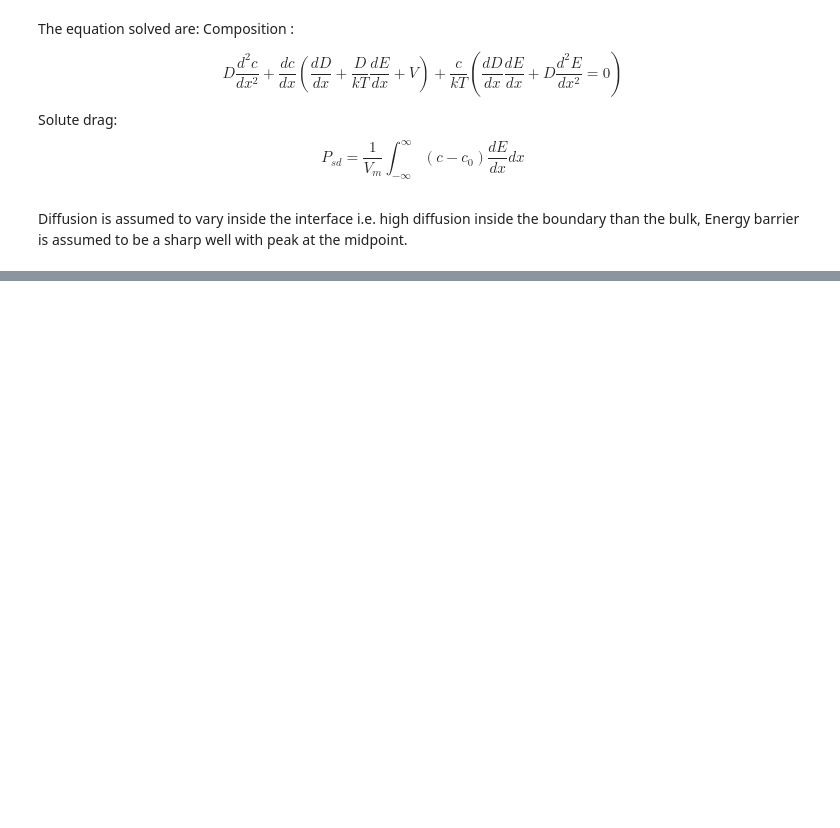
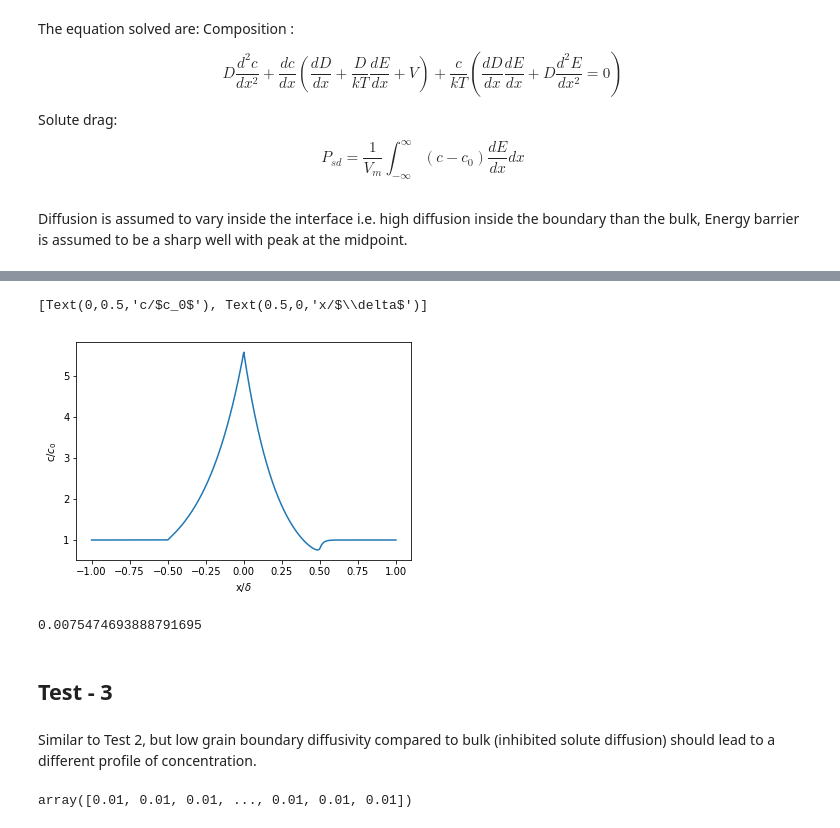
Before and after one commit to ayushsuhane/SoluteDrag, a Jupyter notebook: Cahn-SoluteDrag.ipynb, the cells around one changed output, grey strips where cells are left out. Cells and saved outputs as stored; diff of their text form; code cells hidden in the pictures; blank space fills up the shorter version.

```diff
--- a/Cahn-SoluteDrag.ipynb
+++ b/Cahn-SoluteDrag.ipynb
@@ -252,0 +260,45 @@ plt.plot(np.arange(sd.npoints)*sd.dx,sd.composition)
+# %%
+##Initialization
+# Use even length, Nseg and gb width for unsymmetric profile at a finite velocity
+# High boundary Diffusivity
+#non-dimensionalized parameters
+bulk_comp = 0.01 # In atomic percent
+length = 20.
+#dx = 1 # Grid Spacing
+Nseg = 500000
+gb_width = 10.
+vel = 5.0
+
+bulk_diff = 1.
+boundary_diff = 100.
+E0 = -2. #scaled with KT
+# %%
+## Setup and Solution
+dict_params = {'diff':[bulk_diff, boundary_diff],
+               'energy':[E0],
+               'velocity':vel,
+               'length':length,
+               'gb':gb_width,
+               'Nseg':Nseg,
+              'bulk_comp':bulk_comp}
+
+sd = SoluteDrag(nondimensionalize = False, **dict_params)
+sd.setup(['diff','energy'])
+comp = sd.solve_direct()
+# %%
+# Visualization
+fig, ax = plt.subplots()
+ax.plot(np.arange(-(Nseg+1)/2, (Nseg+1)/2)*sd.dx/gb_width,np.array(sd.composition/bulk_comp))
+ax.set(xlabel = r'x/$\delta$', ylabel = r'c/$c_0$')
+# %% [output]
+[Text(0,0.5,'c/$c_0$'), Text(0.5,0,'x/$\\delta$')]
+[figure, added]
+# %%
+drag = sd.solute_drag(sd.composition, sd.c0, sd.interaction)
+print(drag)
+# %% [output]
+0.0075474693888791695
+# %% [markdown]
+## Test - 3
+# %% [markdown]
+Similar to Test 2, but low grain boundary diffusivity compared to bulk (inhibited solute diffusion) should lead to a different profile of concentration.
@@ -252,0 +333,4 @@ plt.plot(np.arange(sd.npoints)*sd.dx,sd.composition)
+# %%
+sd.composition
+# %% [output]
+array([0.01, 0.01, 0.01, ..., 0.01, 0.01, 0.01])
```
Also changed, not shown: parts of 40 cells of this notebook.
